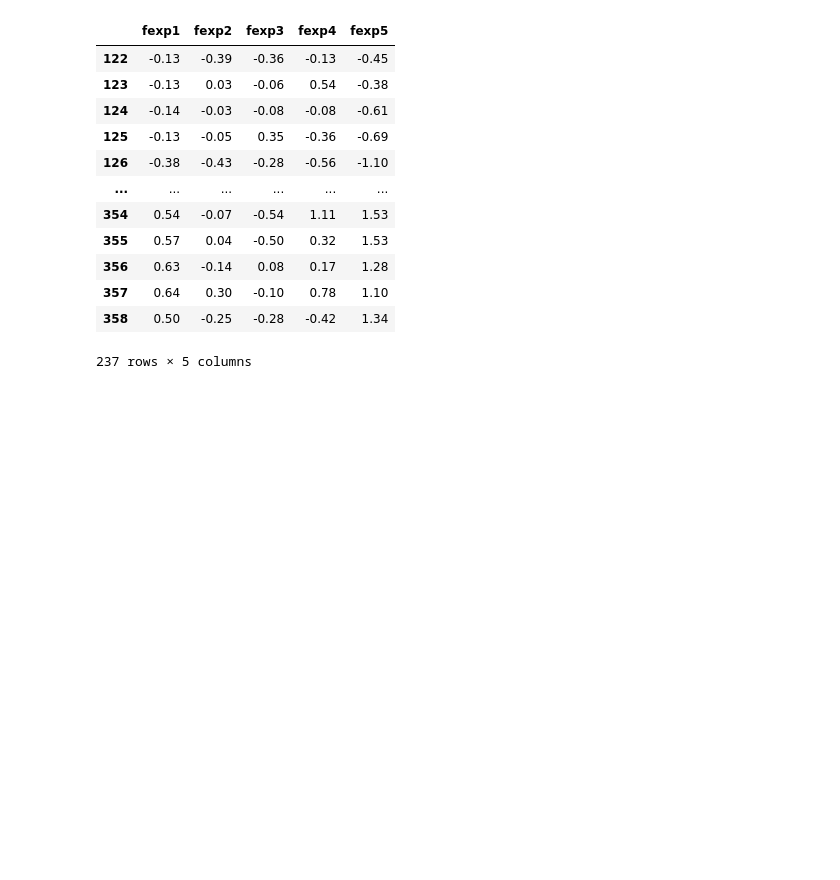
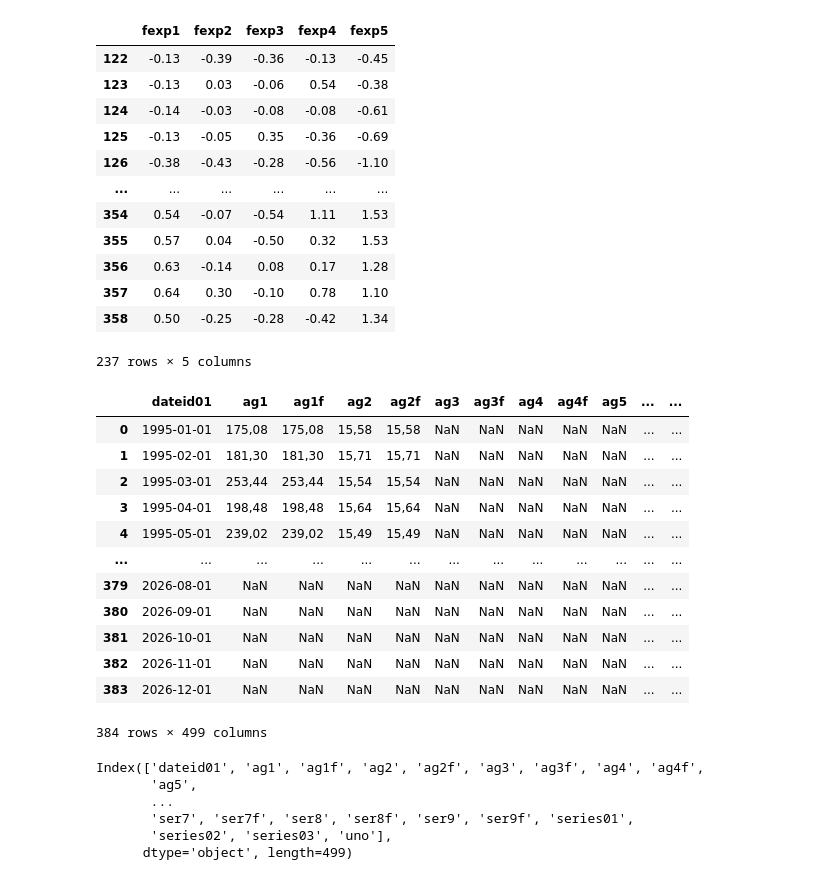
Before and after one commit to DrSumitodemansana/High-Frequency_GDP_Forecasting, a Jupyter notebook: src/examples/mensualCSV.ipynb, the cells around one changed output. Cells and saved outputs as stored; diff of their text form; code cells hidden in the pictures; blank space fills up the shorter version.

```diff
--- a/src/examples/mensualCSV.ipynb
+++ b/src/examples/mensualCSV.ipynb
@@ -99,3 +86,29 @@ data_pca
 | 357 | 0.64 | 0.30 | -0.10 | 0.78 | 1.10 |
 | 358 | 0.50 | -0.25 | -0.28 | -0.42 | 1.34 |
 237 rows × 5 columns
+# %%
+mensual = pd.read_csv(r'C:\Users\lucas\High-Frequency_GDP_Forecasting\src\modelo\actualizacion_mensual\mensual.csv', delimiter=';')
+mensual
+# %% [output]
+|  | dateid01 | ag1 | ag1f | ag2 | ag2f | ag3 | ag3f | ag4 | ag4f | ag5 | ... | ... |
+| 0 | 1995-01-01 | 175,08 | 175,08 | 15,58 | 15,58 | NaN | NaN | NaN | NaN | NaN | ... | ... |
+| 1 | 1995-02-01 | 181,30 | 181,30 | 15,71 | 15,71 | NaN | NaN | NaN | NaN | NaN | ... | ... |
+| 2 | 1995-03-01 | 253,44 | 253,44 | 15,54 | 15,54 | NaN | NaN | NaN | NaN | NaN | ... | ... |
+| 3 | 1995-04-01 | 198,48 | 198,48 | 15,64 | 15,64 | NaN | NaN | NaN | NaN | NaN | ... | ... |
+| 4 | 1995-05-01 | 239,02 | 239,02 | 15,49 | 15,49 | NaN | NaN | NaN | NaN | NaN | ... | ... |
+| ... | ... | ... | ... | ... | ... | ... | ... | ... | ... | ... | ... | ... |
+| 379 | 2026-08-01 | NaN | NaN | NaN | NaN | NaN | NaN | NaN | NaN | NaN | ... | ... |
+| 380 | 2026-09-01 | NaN | NaN | NaN | NaN | NaN | NaN | NaN | NaN | NaN | ... | ... |
+| 381 | 2026-10-01 | NaN | NaN | NaN | NaN | NaN | NaN | NaN | NaN | NaN | ... | ... |
+| 382 | 2026-11-01 | NaN | NaN | NaN | NaN | NaN | NaN | NaN | NaN | NaN | ... | ... |
+| 383 | 2026-12-01 | NaN | NaN | NaN | NaN | NaN | NaN | NaN | NaN | NaN | ... | ... |
+384 rows × 499 columns
+# %%
+mensual.columns
+# %% [output]
+Index(['dateid01', 'ag1', 'ag1f', 'ag2', 'ag2f', 'ag3', 'ag3f', 'ag4', 'ag4f',
+       'ag5',
+       ...
+       'ser7', 'ser7f', 'ser8', 'ser8f', 'ser9', 'ser9f', 'series01',
+       'series02', 'series03', 'uno'],
+      dtype='object', length=499)
```
Also changed, not shown: parts of 2 cells of this notebook, 3 other files.
